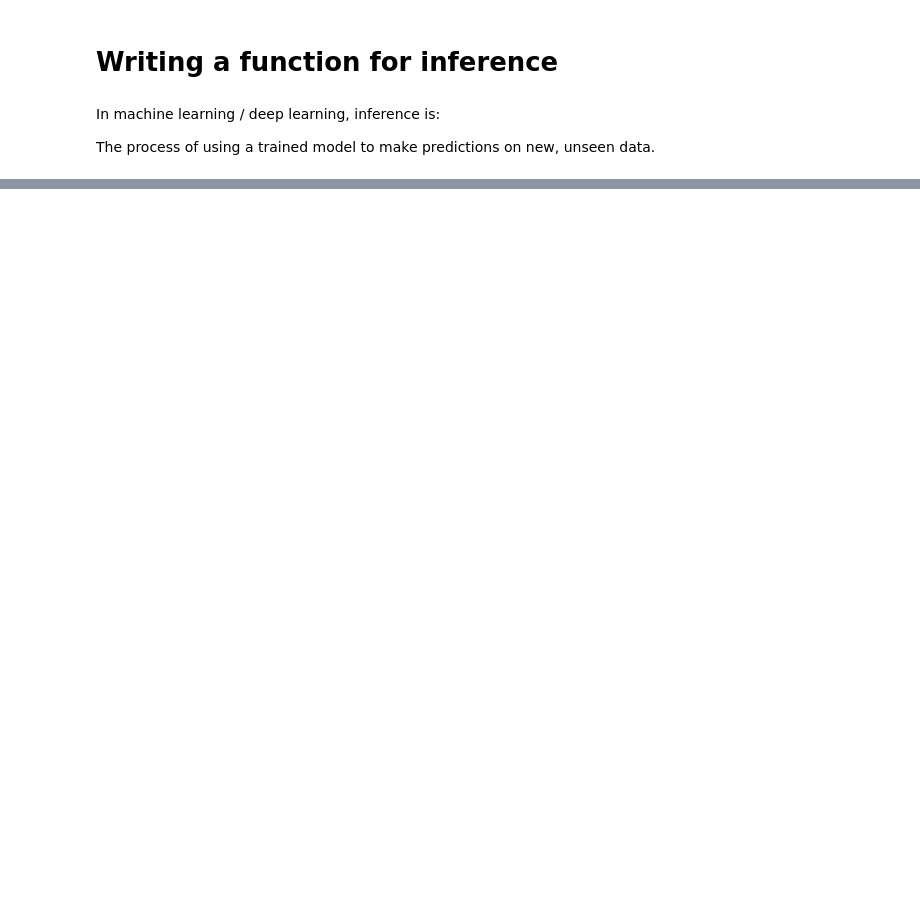
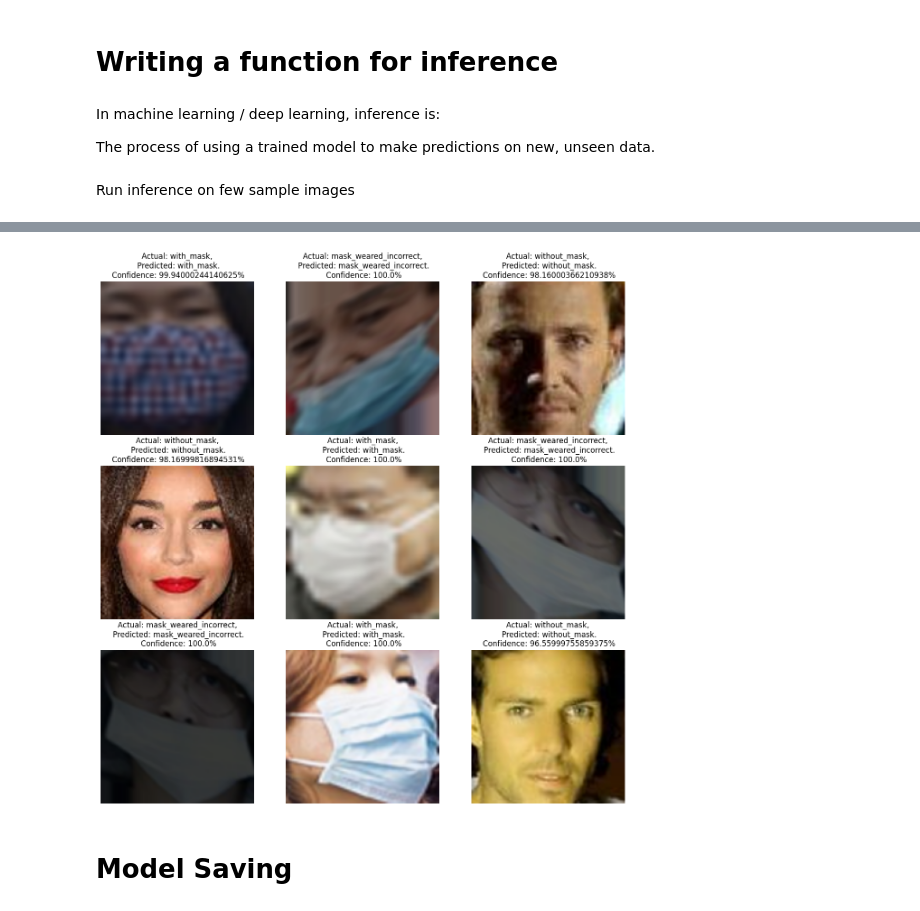
Before and after one commit to baidarnischal/Mask-Wearing-Classification, a Jupyter notebook: training/training.ipynb, the cells around one changed output, grey strips where cells are left out. Saved outputs shown, nothing was run; the diff lists cells and outputs as text; code cells hidden in the pictures; blank space fills up the shorter version.

```diff
--- a/training/training.ipynb
+++ b/training/training.ipynb
@@ -255,7 +255,8 @@ Model: "sequential_2"
 # %% [markdown]
 I am loading the model as i have trained the model in kaggle
 # %%
-model = tf.keras.models.load_model("../models/my_model.keras")
+model = tf.keras.models.load_model("../models/1_model_training_100epochs/my_model.keras")
+# model = tf.keras.models.load_model("../models/1_model_training_100epochs/1.keras")
 # %% [markdown]
 # Accuracy and loss on test datasets
 # %%
@@ -275,7 +274,7 @@ AttributeError: 'dict' object has no attribute 'history'
 # %%
 import pickle  #the pickle file is also loaded as history during model training is needed to plot graphs
 
-with open("../models/my_model_history.pkl", "rb") as f:
+with open("../models/1_model_training_100epochs/my_model_history.pkl", "rb") as f:
     history = pickle.load(f)
 
 print(history.keys())  # dict keys: loss, accuracy, val_loss, val_accuracy
@@ -361,3 +360,19 @@ def predict(model, img):
     predicted_class = class_names[np.argmax(predictions[0])]
     confidence = round(100 * (np.max(predictions[0])), 2)
     return predicted_class, confidence
+# %% [markdown]
+Run inference on few sample images
+# %%
+plt.figure(figsize=(15, 15))
+for images, labels in test_ds.take(1):
+    for i in range(9):
+        ax = plt.subplot(3, 3, i + 1)
+        plt.imshow(images[i].numpy().astype("uint8"))
+
+        predicted_class, confidence = predict(model, images[i].numpy())
+        actual_class = class_names[labels[i]]
+
+        plt.title(f"Actual: {actual_class},\n Predicted: {predicted_class}.\n Confidence: {confidence}%")
+
+        plt.axis("off")
+# %% [output]
@@ -363,0 +388,3 @@ def predict(model, img):
+[figure, added]
+# %% [markdown]
+# Model Saving
```
Also changed, not shown: parts of 7 cells of this notebook, 1 other file.
